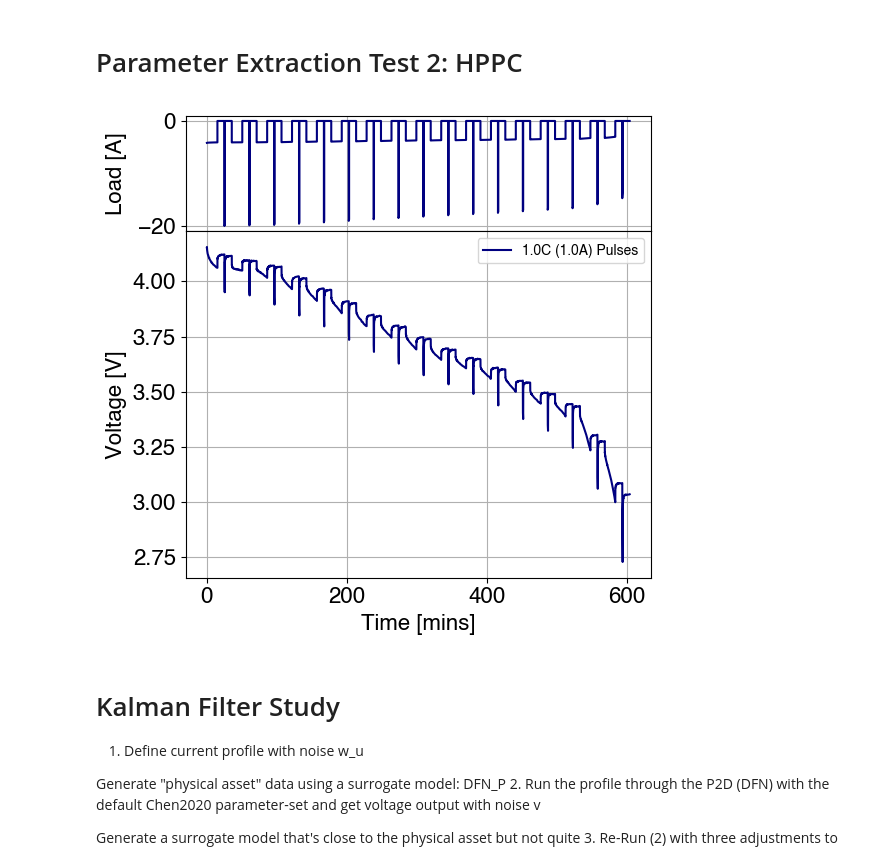
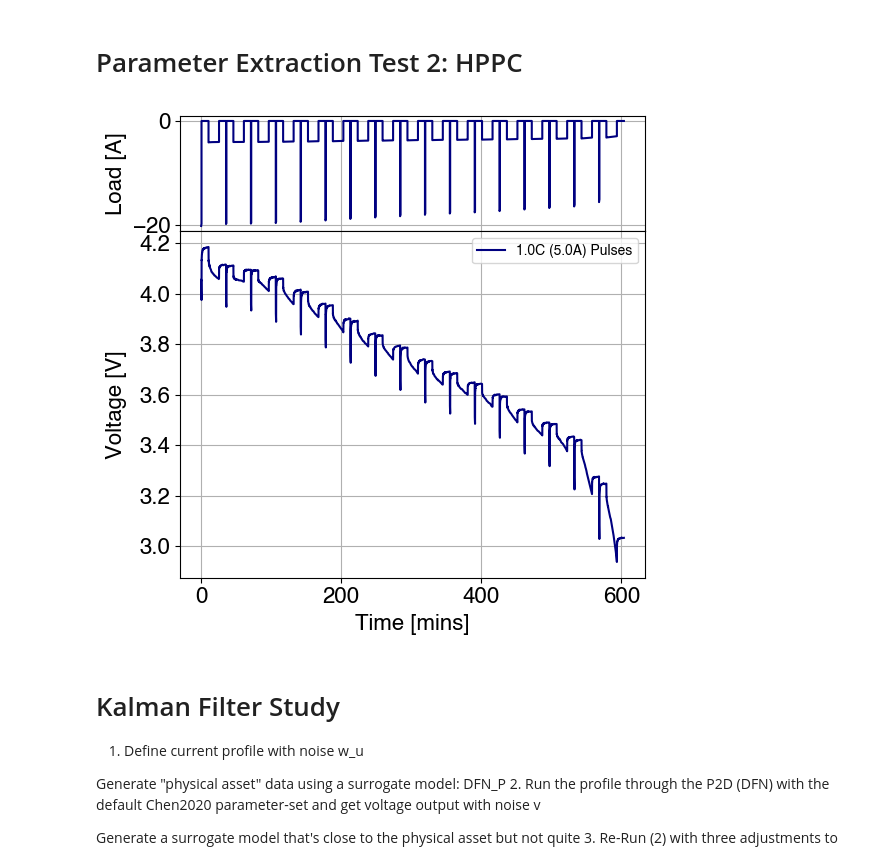
Before and after one commit to wengandrew/battery-digital-twin-from-scratch, a Jupyter notebook: notebooks/build_synthetic_profiles.ipynb, the cells around one changed output. Drawn from its saved outputs; the diff is of its cells as text; code cells hidden in the pictures.

Commit message:
Generated 'truth' curves for forward prediction applications

```diff
--- a/notebooks/build_synthetic_profiles.ipynb
+++ b/notebooks/build_synthetic_profiles.ipynb
@@ -51,6 +51,18 @@ Nominal energy: 17.50 Wh
 Nominal capacity: 4.99 Ah
 # %%
 def summarize_solution(sol):
+    """
+    Extracts the time series data from a PyBaMM solution object and returns a DataFrame
+    with the time series data.
+
+    Adds noise to the voltage output.
+
+    Args:
+    sol (pybamm.Solution): PyBaMM solution object
+
+    Returns:
+    df_data (pd.DataFrame): DataFrame containing the time series data
+    """
 
     time_vec = sol["Time [s]"].data
     current_vec = sol["Current [A]"].data
@@ -58,8 +70,10 @@ def summarize_solution(sol):
     voltage_vec = sol["Voltage [V]"].data
 
     # Add white noise to voltage output with std dev of 0.02% of FSR with 5V range
+    voltage_std = 0.0002*5;
+    # voltage_std = 0.010;
     voltage_vec = voltage_vec + \
-        np.random.normal(0, 0.0002*5, size=len(voltage_vec))
+        np.random.normal(0, voltage_std, size=len(voltage_vec))
     energy_vec = np.cumsum(power_vec * np.diff(np.append(0, time_vec))) / 3600
     capacity_vec = np.cumsum(current_vec * np.diff(np.append(0, time_vec))) / 3600
 
@@ -332,37 +346,38 @@ colors = plt.cm.jet(np.linspace(0, 1, len(c_rate_list)))
 for c_rate, color in zip(c_rate_list, colors):
 
     experiment = pybamm.Experiment(
-        17*[f"Discharge at C/5 for 15 minutes or until 2.5V",
+        17*[
+         f"Discharge at {c_rate}C for 30 seconds or until 2.5V",
          f"Rest for 10 minutes",
-         f"Discharge at {c_rate}C for 30 seconds or until 2.5V",
+         f"Discharge at C/5 for 15 minutes or until 2.5V",
          f"Rest for 10 minutes"
          ]
         )
 
     sim = pybamm.Simulation(model=model,
                             parameter_values=parameter_values,
                             experiment=experiment,
                             solver=solver)
 
     sol = sim.solve(initial_soc=1)
 
     df = summarize_solution(sol)
     df.to_csv(f'../output/synthetic_data/characterization_test_hppc_{c_rate:.1f}C.csv')
 
     ax1.plot(df['Time [s]']/60, -df['Power [W]'], color=color)
     ax2.plot(df['Time [s]']/60, df['Voltage [V]'], color=color,
              label=f"{c_rate:.1f}C ({df['Current [A]'].iloc[0]:.1f}A) Pulses")
 
 ax1.set_ylabel("Load [A]")
 ax2.set_ylabel("Voltage [V]")
 ax2.set_xlabel("Time [mins]")
 
 fig.align_ylabels([ax1, ax2])
 ax2.legend(fontsize=10)
 
 plt.savefig(f'../output/figs/characterization_test_hppc_{c_rate:.1f}C.png', dpi=150)
 # %% [output]
-[figure, old version]
+[figure, new version]
 # %% [markdown]
 # Kalman Filter Study
 
```
Also changed, not shown: parts of 9 cells of this notebook, 21 other files.
